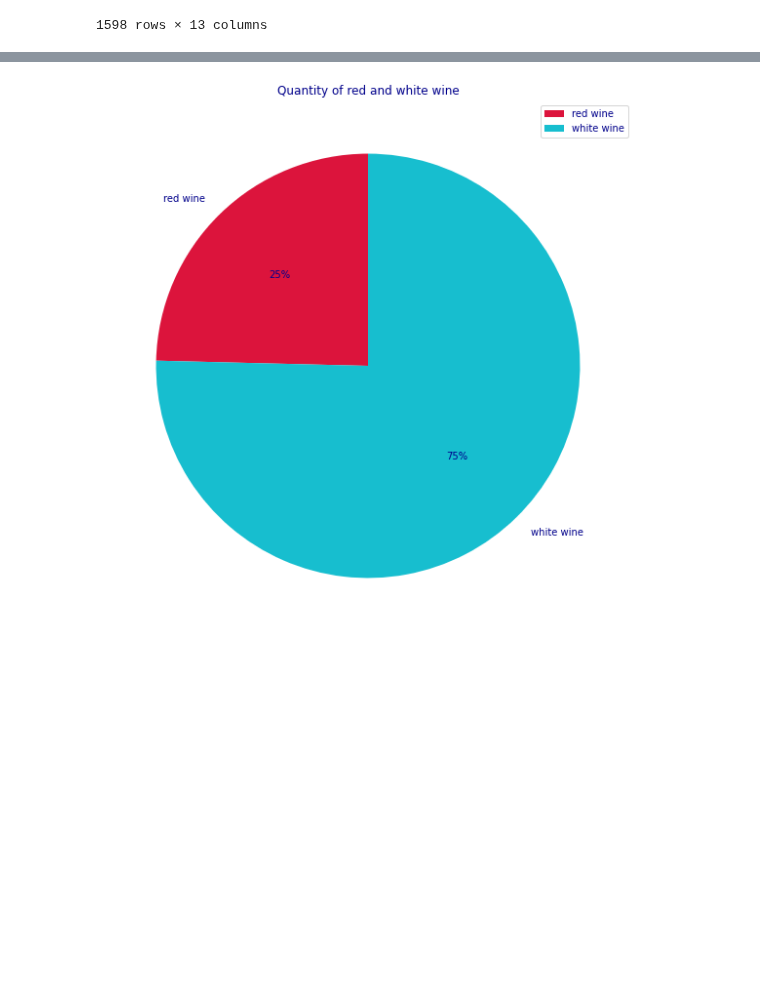
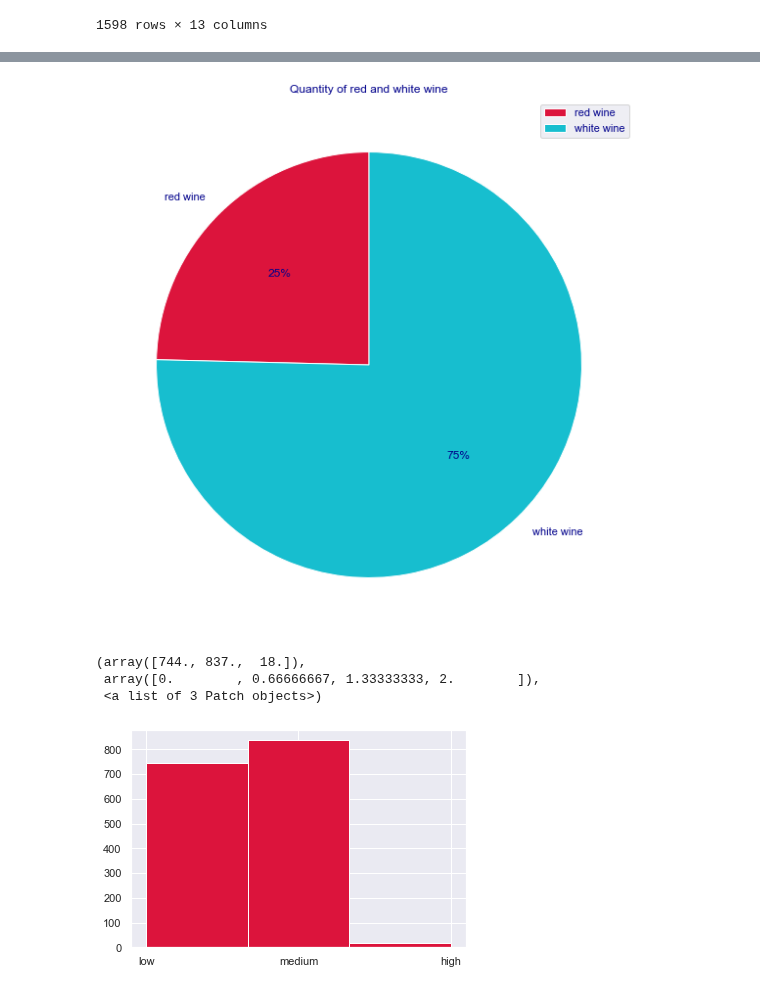
Before and after one commit to satomi26/Project-2, a Jupyter notebook: all_wine.ipynb, the cells around one changed output, grey strips where cells are left out. Saved outputs shown, nothing was run; the diff lists cells and outputs as text; code cells hidden in the pictures; blank space fills up the shorter version.

```diff
--- a/all_wine.ipynb
+++ b/all_wine.ipynb
@@ -3,6 +3,7 @@ import pandas as pd
 import numpy as np
 import matplotlib.pyplot as plt
 import seaborn as sns
+sns.set()
 # %%
 df_red = pd.read_csv("winequality-red.csv", sep = ";")
 df_white = pd.read_csv("winequality-white.csv", sep = ";")
@@ -204,8 +205,8 @@ df_white
 4898 rows × 13 columns
 # %%
 df_red['quality_label'] = df_red['quality'].apply(lambda value: 'low'
-if value <=  6 else 'medium'
-if value <= 8 else 'high')
+if value <= 5 else 'medium'
+if value <= 7 else 'high')
 df_red
 # %% [output]
 |  | fixed acidity | volatile acidity | citric acid | residual sugar | chlorides | free sulfur dioxide | ... |
@@ -343,6 +359,12 @@ plt.title("Quantity of red and white wine")
 plt.legend()
 plt.show()
 # %% [output]
-[figure, old version]
+[figure, new version]
 # %%
-# create a plot to show the distribution of qualities. It should look similar to the one below
+# create a plot to show the distribution of qualities. It should look similar to the one be
+plt.hist(df_red["quality_label"], bins = 3, color = "crimson")
+# %% [output]
+(array([744., 837.,  18.]),
+ array([0.        , 0.66666667, 1.33333333, 2.        ]),
+ <a list of 3 Patch objects>)
+[figure, added]
```
Also changed, not shown: parts of 15 cells of this notebook.
